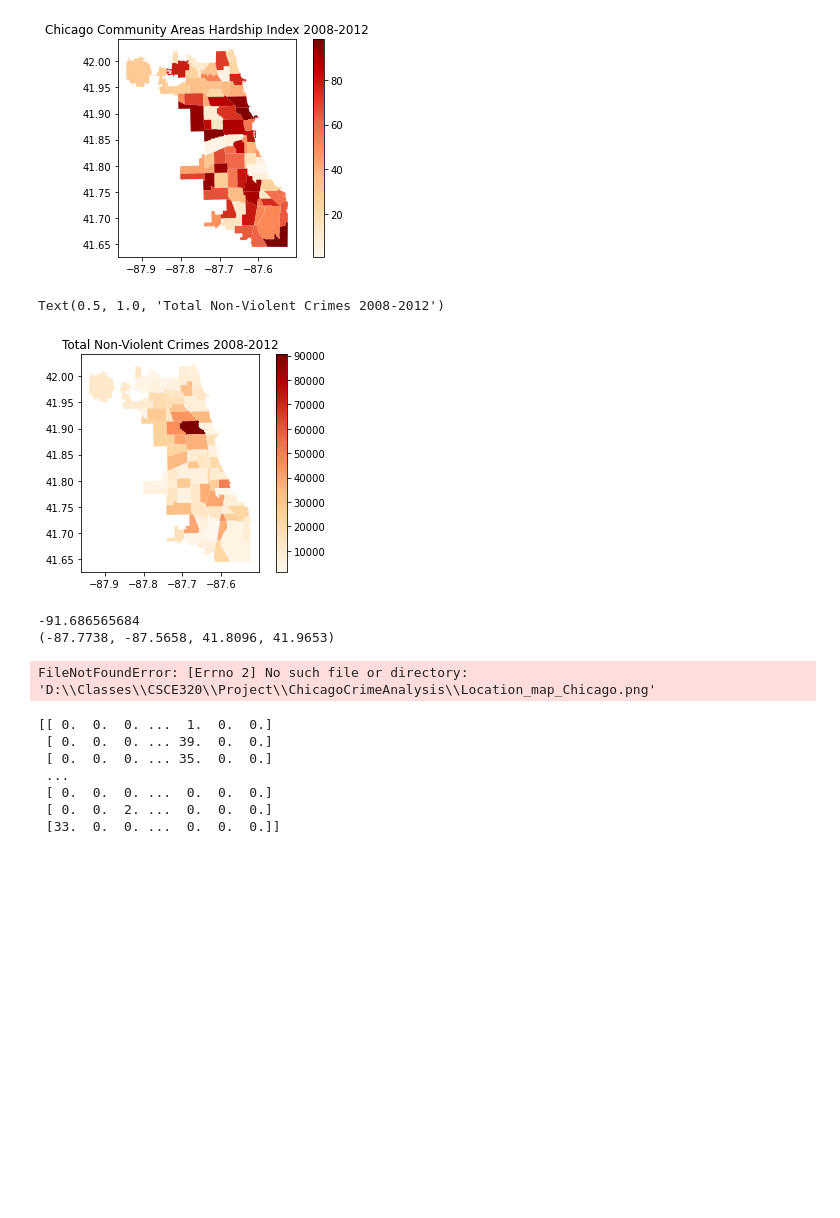
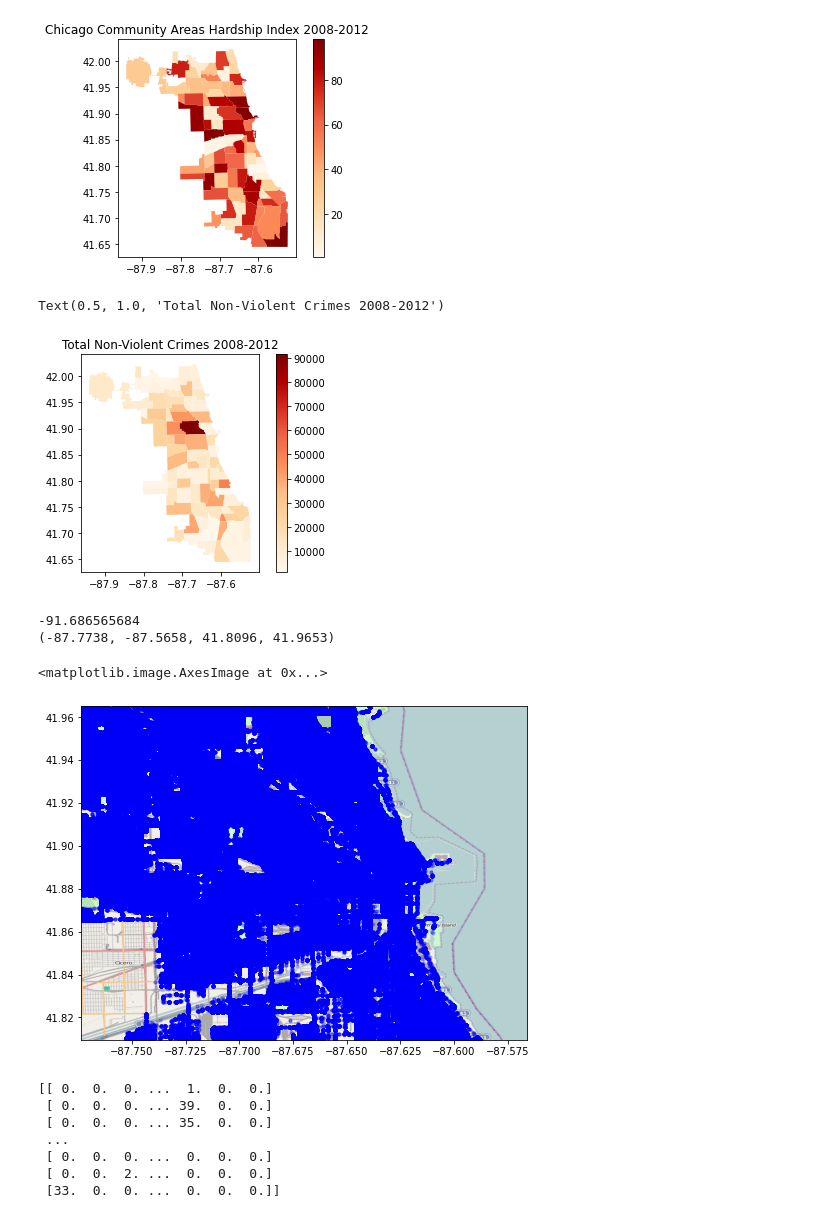
Before and after one commit to emmy0021/ChicagoCrimeAnalysis, a Jupyter notebook: ChicagoCrimeAnalysis.ipynb, the cells around one changed output. Drawn from its saved outputs; the diff is of its cells as text; code cells hidden in the pictures; blank space fills up the shorter version.

```diff
--- a/ChicagoCrimeAnalysis.ipynb
+++ b/ChicagoCrimeAnalysis.ipynb
@@ -54,6 +60,7 @@ data = pd.read_csv("C:\\Users\\Tony\\Downloads\\Crimes_-_2001_to_Present.csv")
 # %%
 data2 = pd.read_csv("./below_poverty_level_by_community.csv")
 # %%
+df = data
 df = df[df['Community Area'].notna()]
 df['Month'] = df['Date'].apply(lambda x: int(x.split("/")[0]))
 df['Day'] = df ['Date'].apply(lambda x: int(x.split("/")[1]))
@@ -128,6 +151,7 @@ plt.title('Chicago Community Areas Hardship Index 2008-2012')
 Text(0.5, 1.0, 'Chicago Community Areas Hardship Index 2008-2012')
 [figure]
 # %%
+
 area_total = []
 
 Yeardf = df.loc[(df['Year'] >= 2008) & (df['Year'] <= 2012)]
@@ -145,7 +169,7 @@ chicago_areas.plot(column = "Total Crimes", cmap = "OrRd", legend = True)
 plt.title('Total Non-Violent Crimes 2008-2012')
 # %% [output]
 Text(0.5, 1.0, 'Total Non-Violent Crimes 2008-2012')
-[figure, old version]
+[figure, new version]
 # %%
 print(df['Longitude'].min())
 
@@ -164,19 +182,20 @@ import ipywidgets as widgets
 # %%
-chicagoMap = plt.imread('D:\Classes\CSCE320\Project\ChicagoCrimeAnalysis\Location_map_Chicago.png')
+chicagoMap = plt.imread('.\Location_map_Chicago.png')
 
 fig, ax = plt.subplots(figsize = (8,7))
 
 ax.scatter(df['Longitude'],df['Latitude'], zorder=1, alpha=0.2,c='b',s=10)
 
 
 ax.set_xlim(BBox[0],BBox[1])
 ax.set_ylim(BBox[2],BBox[3])
 
 
 
 ax.imshow(chicagoMap, zorder=0, extent = BBox, aspect= 'equal')
 # %% [output]
-FileNotFoundError: [Errno 2] No such file or directory: 'D:\\Classes\\CSCE320\\Project\\ChicagoCrimeAnalysis\\Location_map_Chicago.png'
+<matplotlib.image.AxesImage at 0x...>
+[figure, added]
 # %%
 
 import matplotlib.cm as cm
```
Also changed, not shown: parts of 12 cells of this notebook.
